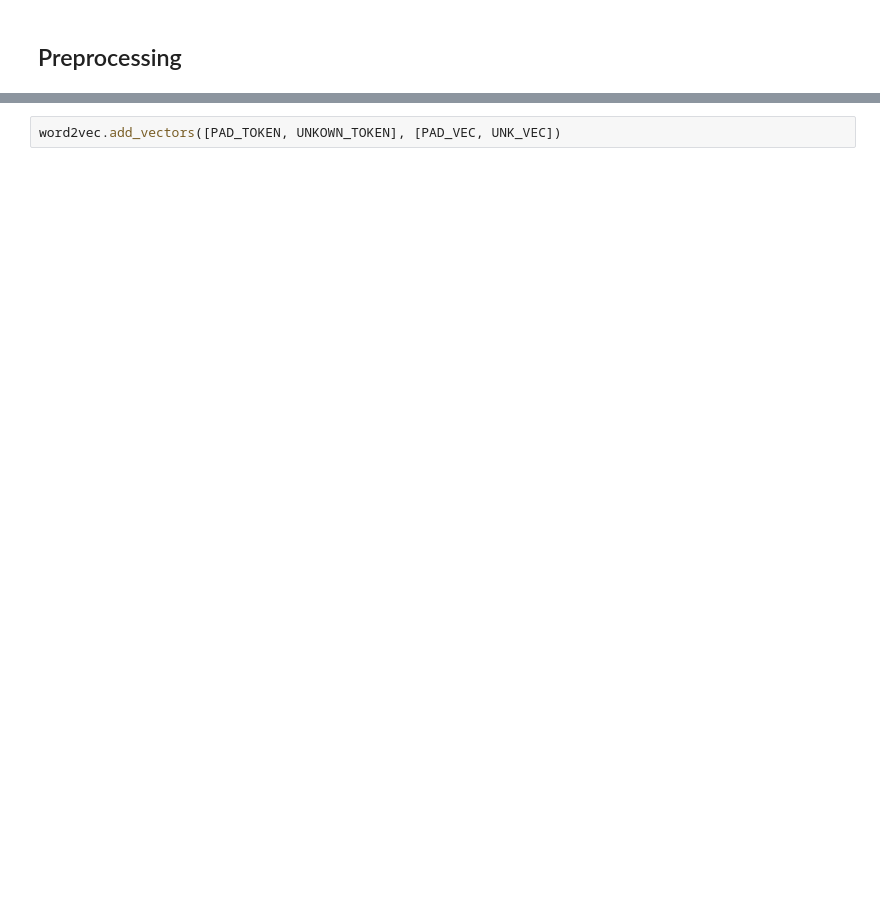
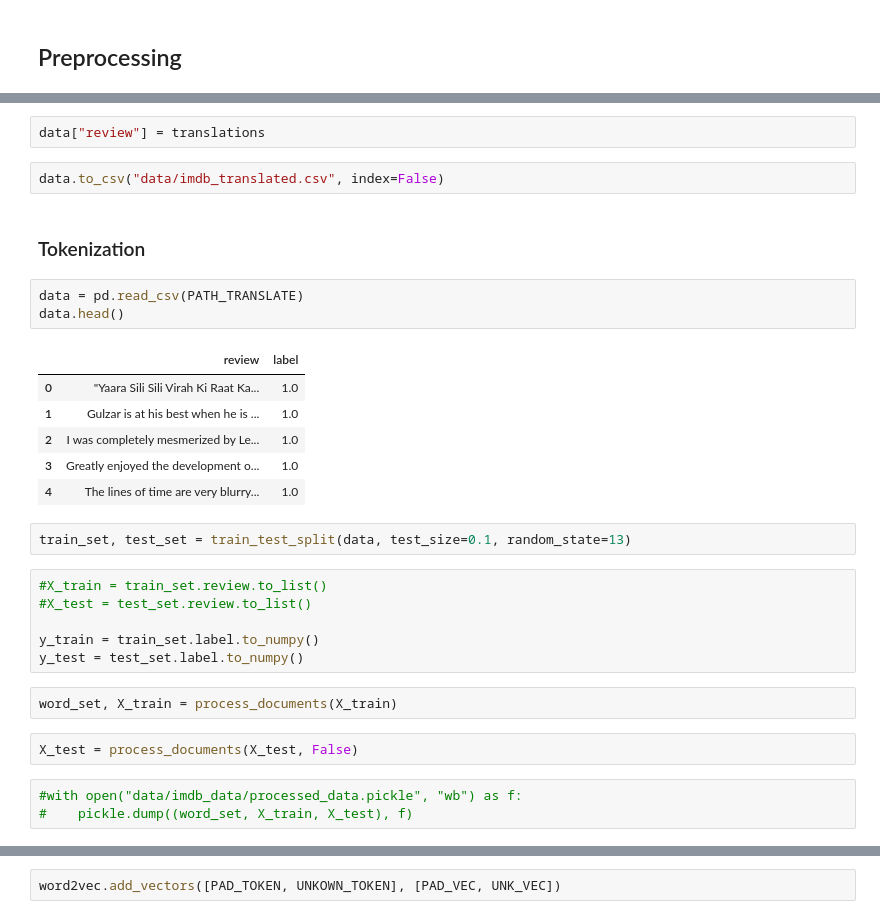
Before and after one commit to joelpoliveira/CNN-Sentiment-Polarity-Prediction, a Jupyter notebook: Projeto/main_v2.ipynb, the cells around one changed output, grey strips where cells are left out. Cells and saved outputs as stored; diff of their text form; blank space fills up the shorter version.

```diff
--- a/Projeto/main_v2.ipynb
+++ b/Projeto/main_v2.ipynb
@@ -55,0 +92,31 @@ We have a set of 70000 sentences, with 46000 words
+# %%
+data["review"] = translations
+# %%
+data.to_csv("data/imdb_translated.csv", index=False)
+# %% [markdown]
+### Tokenization
+# %%
+data = pd.read_csv(PATH_TRANSLATE)
+data.head()
+# %% [output]
+|  | review | label |
+| 0 | "Yaara Sili Sili Virah Ki Raat Ka... | 1.0 |
+| 1 | Gulzar is at his best when he is ... | 1.0 |
+| 2 | I was completely mesmerized by Le... | 1.0 |
+| 3 | Greatly enjoyed the development o... | 1.0 |
+| 4 | The lines of time are very blurry... | 1.0 |
+# %%
+train_set, test_set = train_test_split(data, test_size=0.1, random_state=13)
+# %%
+#X_train = train_set.review.to_list()
+#X_test = test_set.review.to_list()
+
+y_train = train_set.label.to_numpy()
+y_test = test_set.label.to_numpy()
+# %%
+word_set, X_train = process_documents(X_train)
+# %%
+X_test = process_documents(X_test, False)
+# %%
+#with open("data/imdb_data/processed_data.pickle", "wb") as f:
+#    pickle.dump((word_set, X_train, X_test), f)
```
Also changed, not shown: parts of 55 cells of this notebook, 1 other file.
